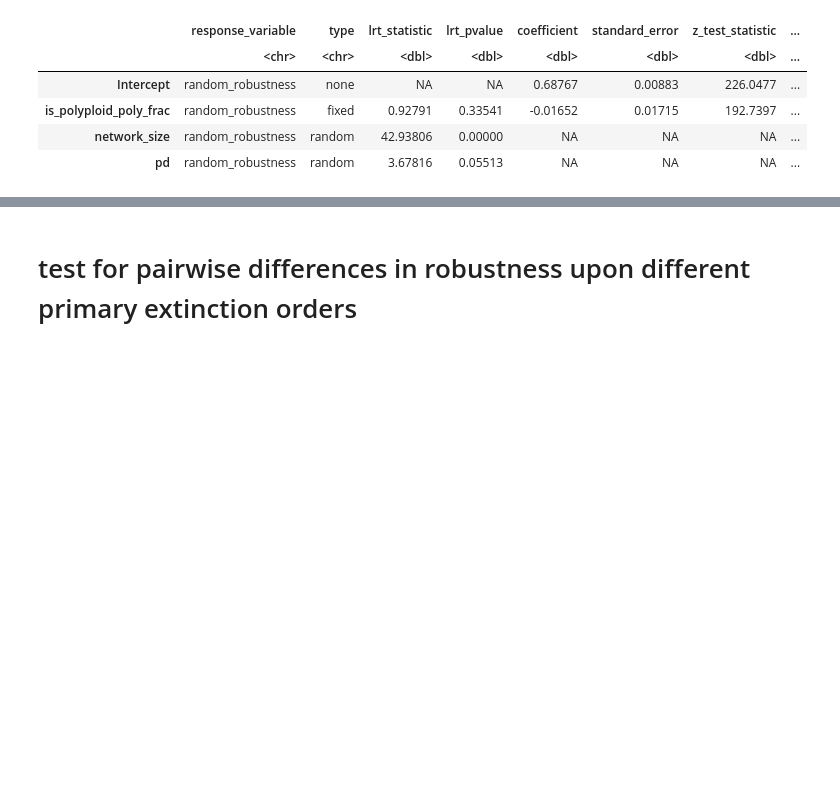
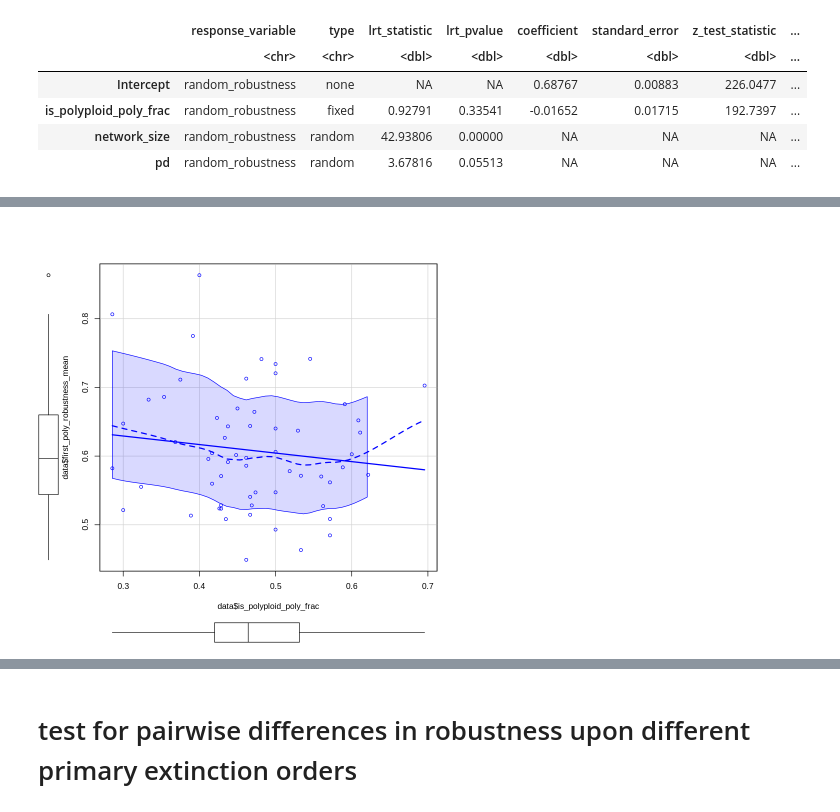
Before and after one commit to halabikeren/plant_pollinator_networks, a Jupyter notebook: notebooks/statistical_analysis/extinction/3-perform_test.ipynb, the cells around one changed output, grey strips where cells are left out. Cells and saved outputs as stored; diff of their text form; code cells hidden in the pictures; blank space fills up the shorter version.

```diff
--- a/notebooks/statistical_analysis/extinction/3-perform_test.ipynb
+++ b/notebooks/statistical_analysis/extinction/3-perform_test.ipynb
@@ -184,0 +164,4 @@ scatterplot(data$is_polyploid_poly_frac, data$random_robustness)
+# %%
+scatterplot(data$is_polyploid_poly_frac, data$first_poly_robustness_mean)
+# %% [output]
+[figure, added]
```
Also changed, not shown: parts of 6 cells of this notebook, 1 other file.
